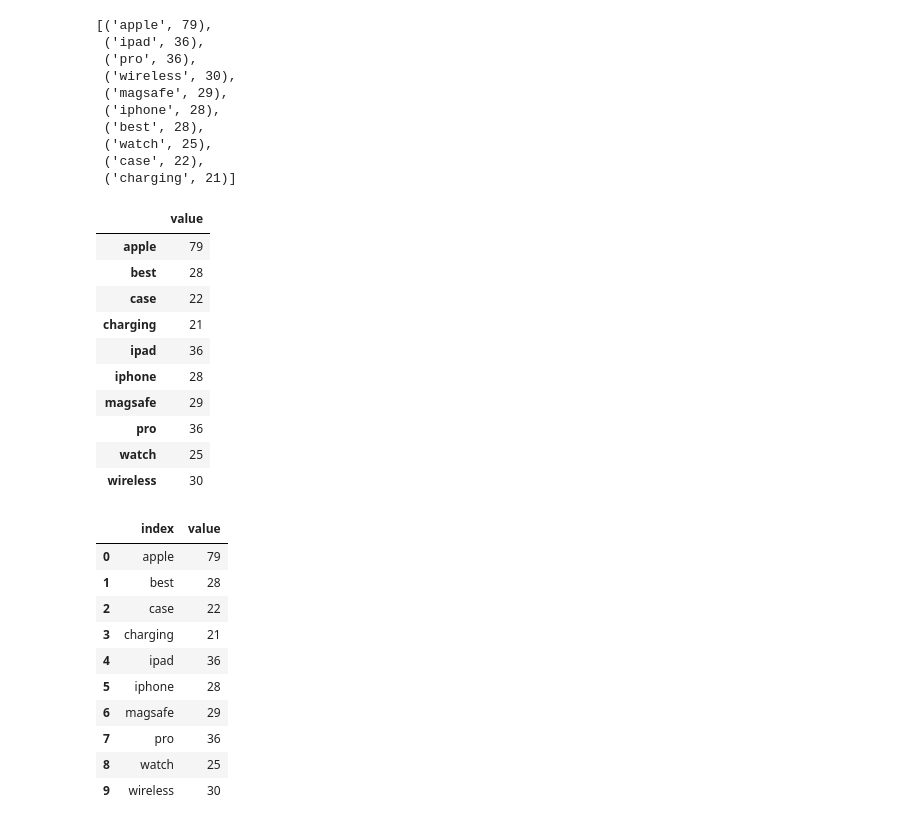
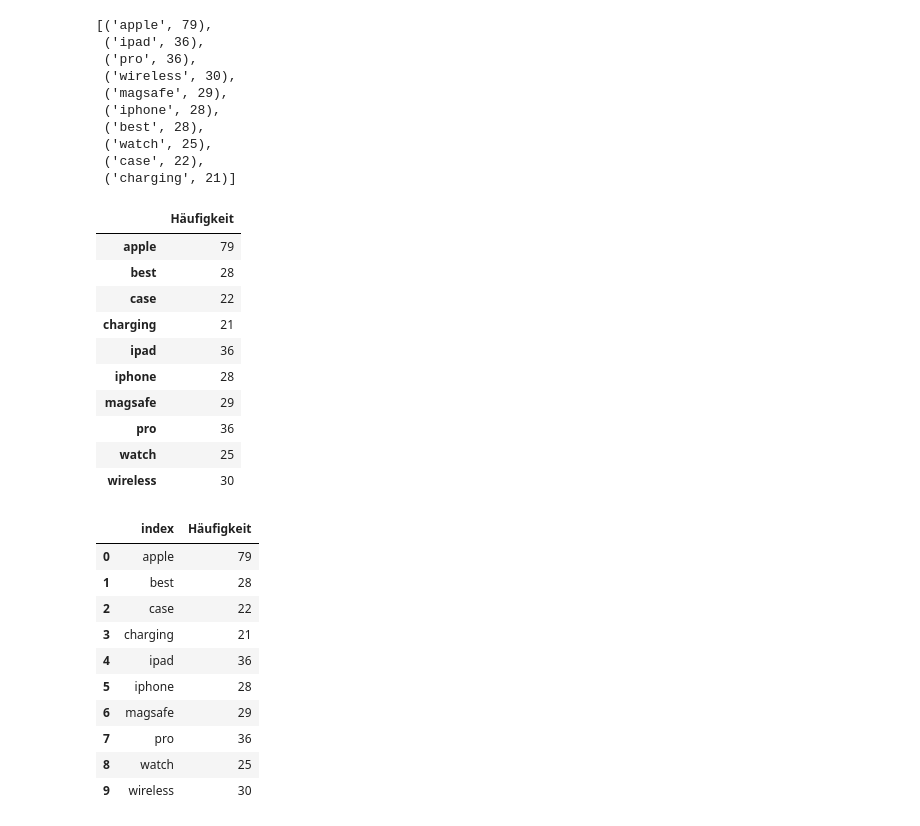
Before and after one commit to MaxxFile/homework-1, a Jupyter notebook: notebooks/03-textmining.ipynb, the cells around one changed output. Saved outputs shown, nothing was run; the diff lists cells and outputs as text; code cells hidden in the pictures.

```diff
--- a/notebooks/03-textmining.ipynb
+++ b/notebooks/03-textmining.ipynb
@@ -89,3 +85,0 @@ my_stopwords = ['also']
-# %%
-# Erweitern der Stoppwortliste mit meinen eigenen Stoppwörtern
-stopwords.extend(my_stopwords)
@@ -266,11 +238,11 @@ top_10
  ('case', 22),
  ('charging', 21)]
 # %%
-df_dist = pd.DataFrame({"value": dict(top_10)})
+df_dist = pd.DataFrame({"Häufigkeit": dict(top_10)})
 
 df_dist
 # %% [output]
-|  | value |
+|  | Häufigkeit |
 | apple | 79 |
 | best | 28 |
 | case | 22 |
@@ -286,7 +258,7 @@ df_dist.reset_index(inplace=True)
 
 df_dist
 # %% [output]
-|  | index | value |
+|  | index | Häufigkeit |
 | 0 | apple | 79 |
 | 1 | best | 28 |
 | 2 | case | 22 |
```
Also changed, not shown: parts of 4 cells of this notebook, 4 other files.
